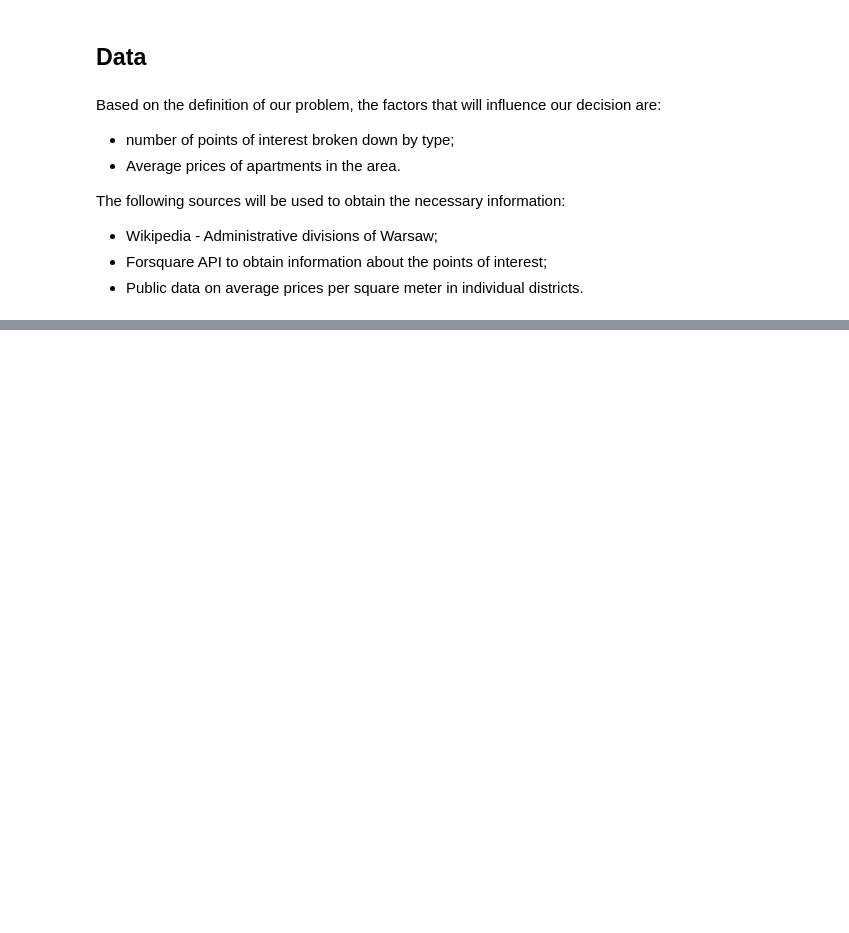
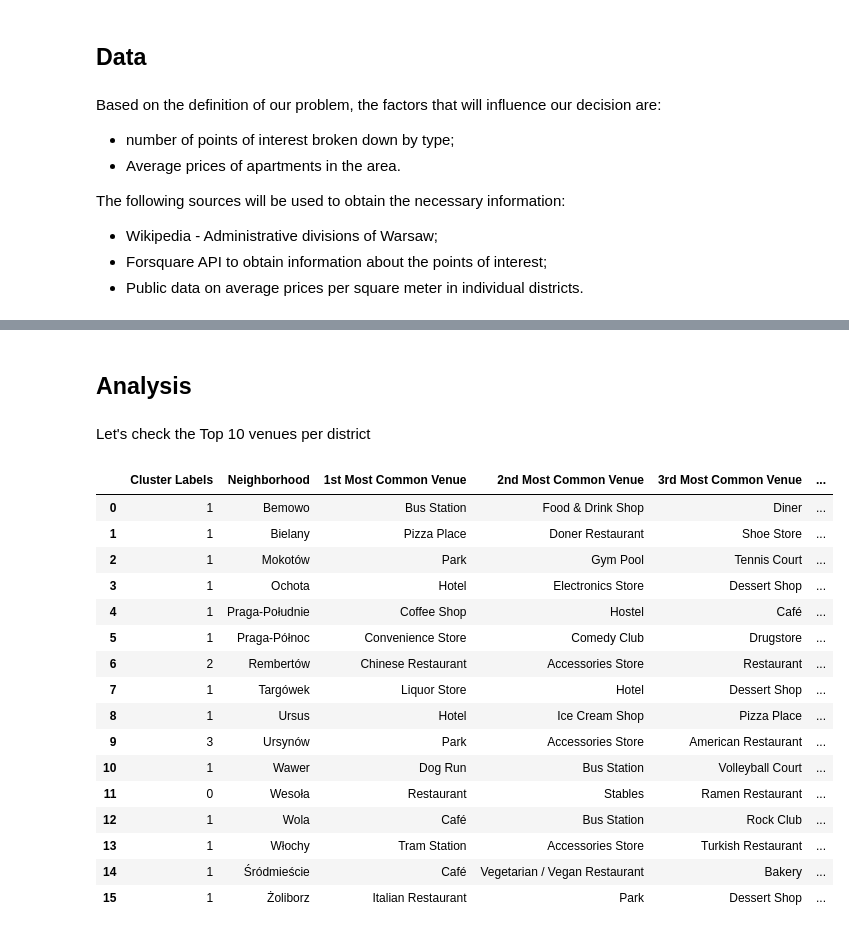
Before and after one commit to MagdalenaSiedlecka/Capstone-Project, a Jupyter notebook: Capstone_The-Battle-of-the-Neighborhoods-Warsaw.ipynb, the cells around one changed output, grey strips where cells are left out. Drawn from its saved outputs; the diff is of its cells as text; code cells hidden in the pictures; blank space fills up the shorter version.

```diff
--- a/Capstone_The-Battle-of-the-Neighborhoods-Warsaw.ipynb
+++ b/Capstone_The-Battle-of-the-Neighborhoods-Warsaw.ipynb
@@ -29,0 +463,24 @@ The following sources will be used to obtain the necessary information:
+# %% [markdown]
+## Analysis <a name="analysis"></a>
+# %% [markdown]
+Let's check the Top 10 venues per district
+# %%
+neighborhoods_venues_sorted
+# %% [output]
+|  | Cluster Labels | Neighborhood | 1st Most Common Venue | 2nd Most Common Venue | 3rd Most Common Venue | ... |
+| 0 | 1 | Bemowo | Bus Station | Food & Drink Shop | Diner | ... |
+| 1 | 1 | Bielany | Pizza Place | Doner Restaurant | Shoe Store | ... |
+| 2 | 1 | Mokotów | Park | Gym Pool | Tennis Court | ... |
+| 3 | 1 | Ochota | Hotel | Electronics Store | Dessert Shop | ... |
+| 4 | 1 | Praga-Południe | Coffee Shop | Hostel | Café | ... |
+| 5 | 1 | Praga-Północ | Convenience Store | Comedy Club | Drugstore | ... |
+| 6 | 2 | Rembertów | Chinese Restaurant | Accessories Store | Restaurant | ... |
+| 7 | 1 | Targówek | Liquor Store | Hotel | Dessert Shop | ... |
+| 8 | 1 | Ursus | Hotel | Ice Cream Shop | Pizza Place | ... |
+| 9 | 3 | Ursynów | Park | Accessories Store | American Restaurant | ... |
+| 10 | 1 | Wawer | Dog Run | Bus Station | Volleyball Court | ... |
+| 11 | 0 | Wesoła | Restaurant | Stables | Ramen Restaurant | ... |
+| 12 | 1 | Wola | Café | Bus Station | Rock Club | ... |
+| 13 | 1 | Włochy | Tram Station | Accessories Store | Turkish Restaurant | ... |
+| 14 | 1 | Śródmieście | Café | Vegetarian / Vegan Restaurant | Bakery | ... |
+| 15 | 1 | Żoliborz | Italian Restaurant | Park | Dessert Shop | ... |
```
Also changed, not shown: parts of 52 cells of this notebook.
